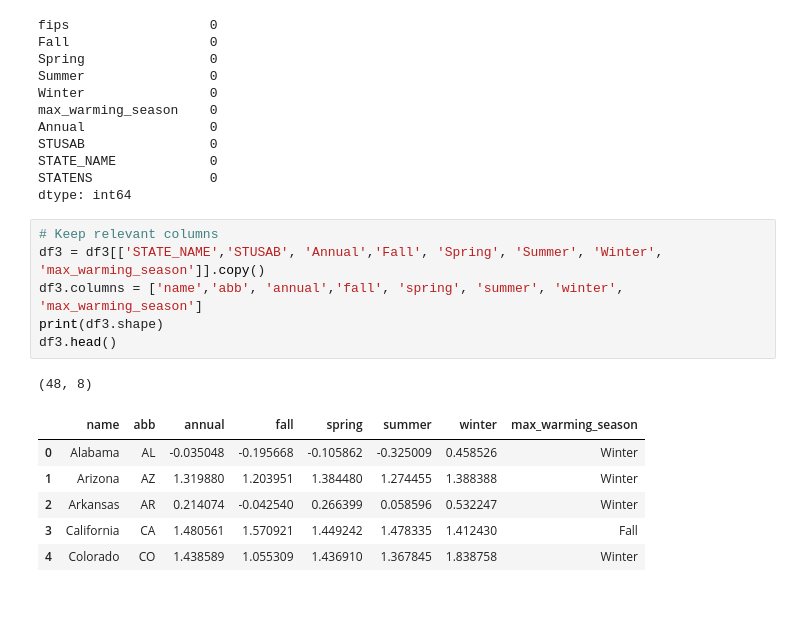
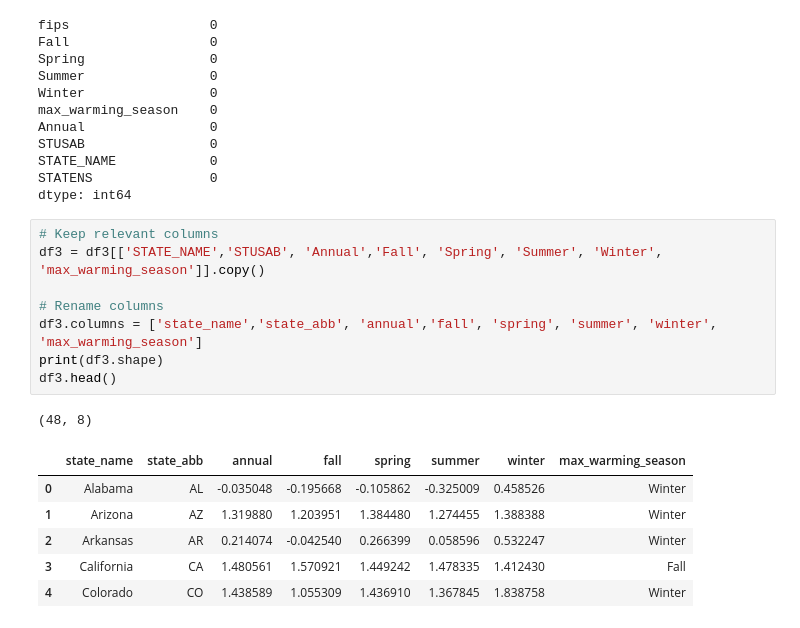
Before and after one commit to irenedepacina/final_project, a Jupyter notebook: ETL.ipynb, the cells around one changed output. Drawn from its saved outputs; the diff is of its cells as text.

```diff
--- a/ETL.ipynb
+++ b/ETL.ipynb
@@ -174,12 +177,14 @@ dtype: int64
 # %%
 # Keep relevant columns
 df3 = df3[['STATE_NAME','STUSAB', 'Annual','Fall', 'Spring', 'Summer', 'Winter', 'max_warming_season']].copy()
-df3.columns = ['name','abb', 'annual','fall', 'spring', 'summer', 'winter', 'max_warming_season']
+
+# Rename columns
+df3.columns = ['state_name','state_abb', 'annual','fall', 'spring', 'summer', 'winter', 'max_warming_season']
 print(df3.shape)
 df3.head()
 # %% [output]
 (48, 8)
-|  | name | abb | annual | fall | spring | summer | winter | max_warming_season |
+|  | state_name | state_abb | annual | fall | spring | summer | winter | max_warming_season |
 | 0 | Alabama | AL | -0.035048 | -0.195668 | -0.105862 | -0.325009 | 0.458526 | Winter |
 | 1 | Arizona | AZ | 1.319880 | 1.203951 | 1.384480 | 1.274455 | 1.388388 | Winter |
 | 2 | Arkansas | AR | 0.214074 | -0.042540 | 0.266399 | 0.058596 | 0.532247 | Winter |
```
Also changed, not shown: parts of 11 cells of this notebook, 2 other files.
